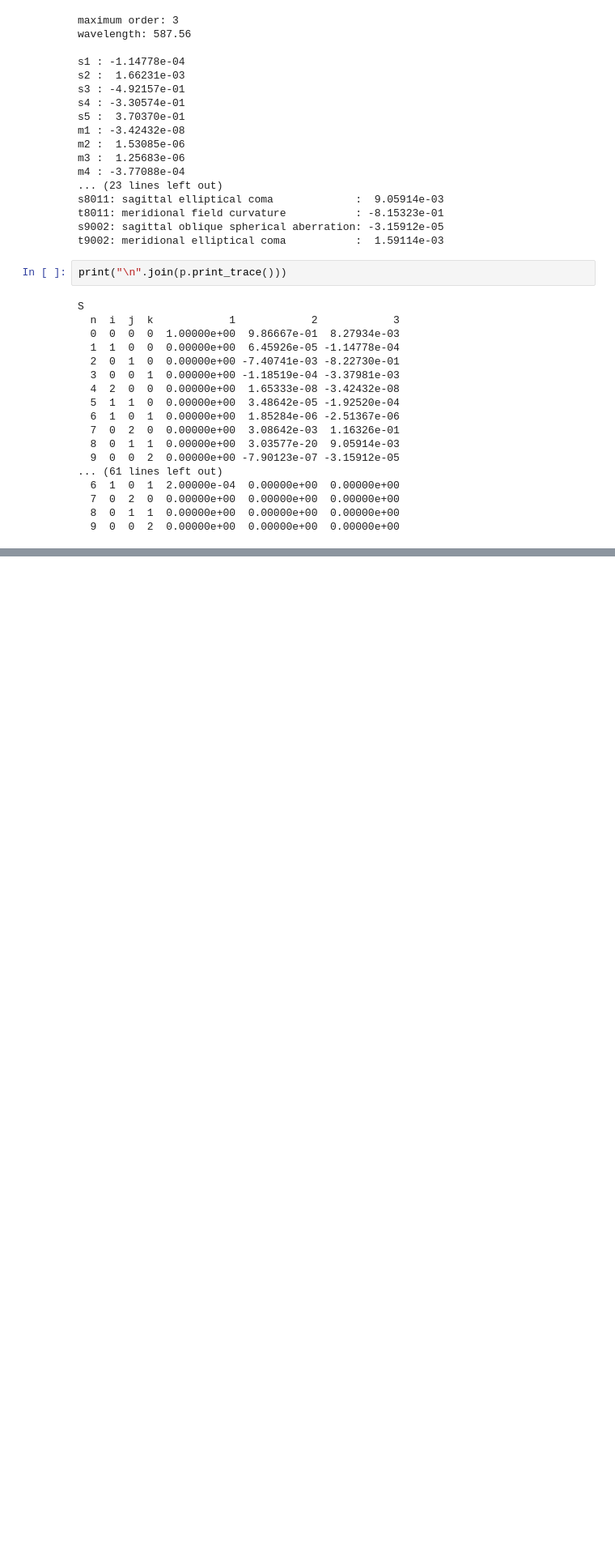
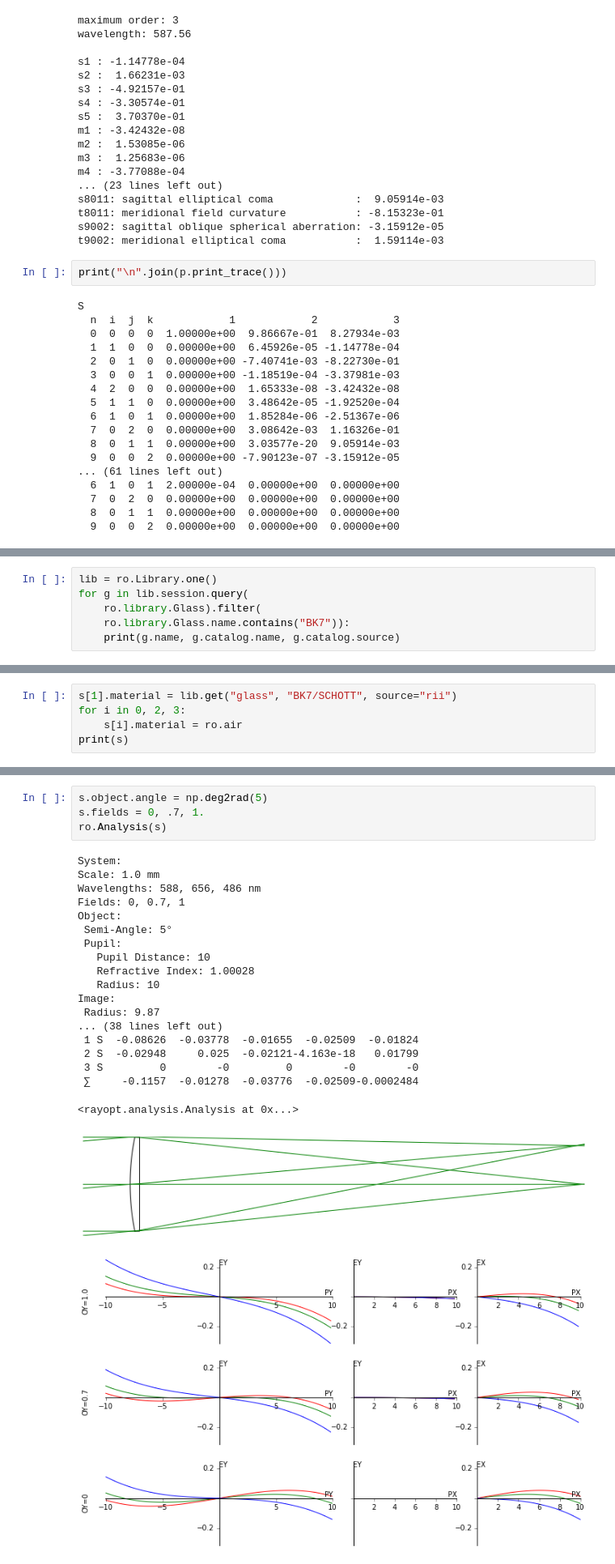
Before and after one commit to quartiq/rayopt-notebooks, a Jupyter notebook: tutorial.ipynb, the cells around one changed output, grey strips where cells are left out. Shown at 81% size. Drawn from its saved outputs; the diff is of its cells as text; blank space fills up the shorter version.

```diff
--- a/tutorial.ipynb
+++ b/tutorial.ipynb
@@ -137,0 +138,6 @@ y = np.atleast_2d([10., 0, 0])
+# %%
+lib = ro.Library.one()
+for g in lib.session.query(
+    ro.library.Glass).filter(
+    ro.library.Glass.name.contains("BK7")):
+    print(g.name, g.catalog.name, g.catalog.source)
@@ -137,0 +162,5 @@ y = np.atleast_2d([10., 0, 0])
+# %%
+s[1].material = lib.get("glass", "BK7/SCHOTT", source="rii")
+for i in 0, 2, 3:
+    s[i].material = ro.air
+print(s)
@@ -137,0 +185,25 @@ y = np.atleast_2d([10., 0, 0])
+# %%
+s.object.angle = np.deg2rad(5)
+s.fields = 0, .7, 1.
+ro.Analysis(s)
+# %% [output]
+System:
+Scale: 1.0 mm
+Wavelengths: 588, 656, 486 nm
+Fields: 0, 0.7, 1
+Object:
+ Semi-Angle: 5°
+ Pupil:
+   Pupil Distance: 10
+   Refractive Index: 1.00028
+   Radius: 10
+Image:
+ Radius: 9.87
+... (38 lines left out)
+ 1 S  -0.08626  -0.03778  -0.01655  -0.02509  -0.01824
+ 2 S  -0.02948     0.025  -0.02121-4.163e-18   0.01799
+ 3 S         0        -0         0        -0        -0
+ ∑     -0.1157  -0.01278  -0.03776  -0.02509-0.0002484
+<rayopt.analysis.Analysis at 0x...>
+[figure, added]
+[figure, added]
```
Also changed, not shown: parts of 6 cells of this notebook.
